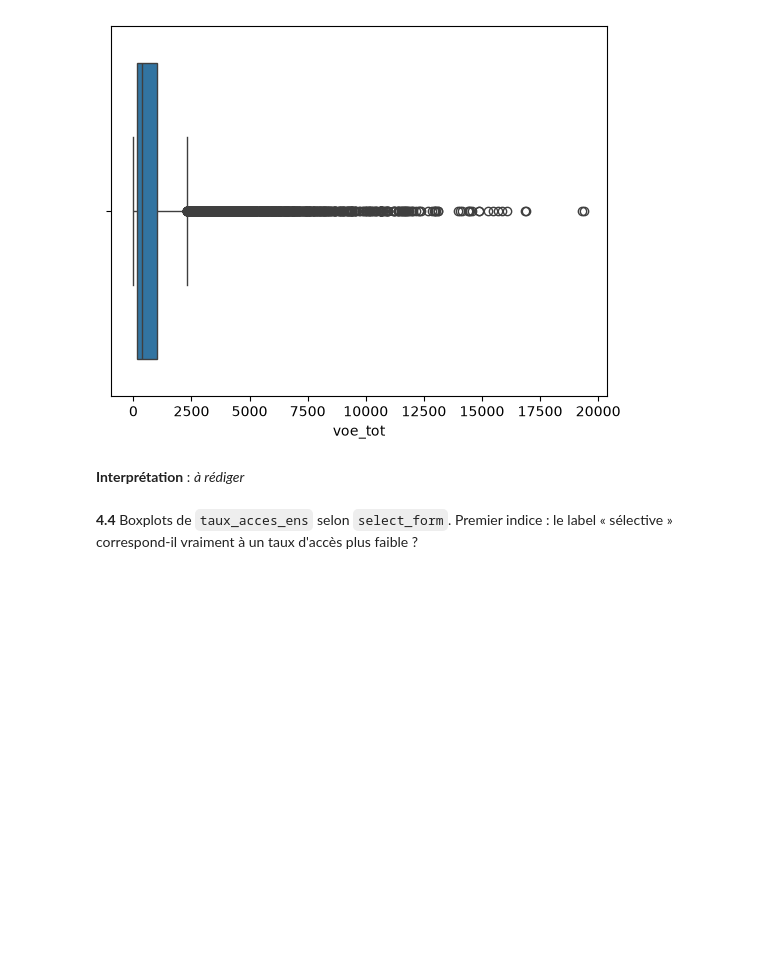
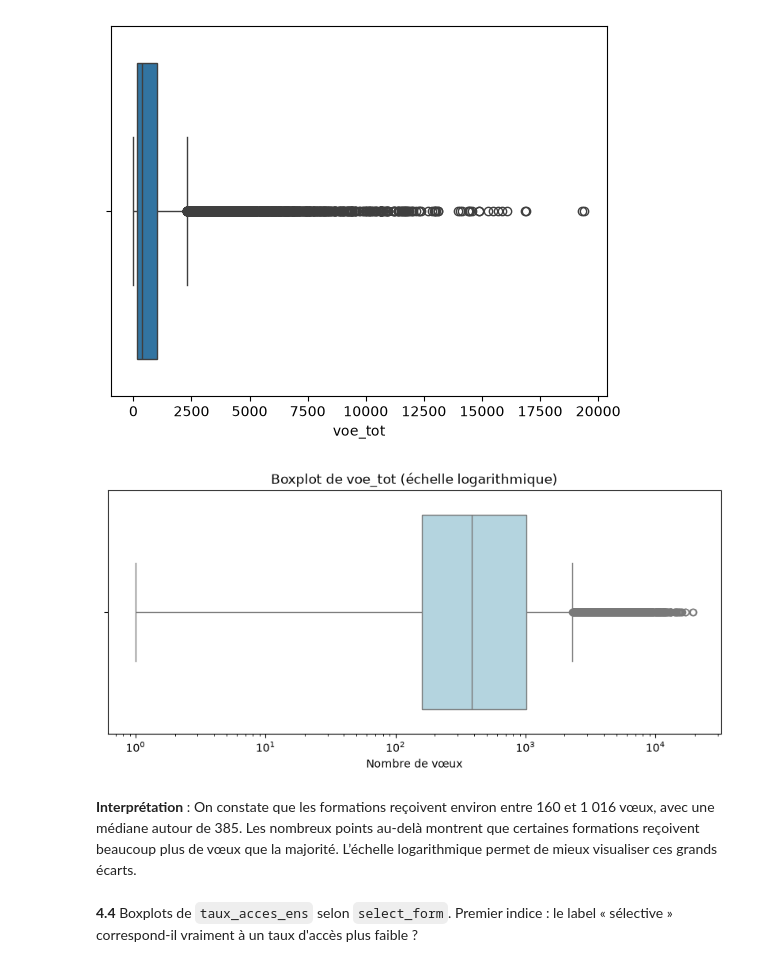
Before and after one commit to Mickael-C21/Analyse_univariee_bivariee, a Jupyter notebook: TP_Parcoursup.ipynb, the cells around one changed output. Drawn from its saved outputs; the diff is of its cells as text; code cells hidden in the pictures; blank space fills up the shorter version.

```diff
--- a/TP_Parcoursup.ipynb
+++ b/TP_Parcoursup.ipynb
@@ -324,7 +341,17 @@ sns.boxplot(x='voe_tot', data=df)
 # %% [output]
 <Axes: xlabel='voe_tot'>
 [figure]
+# %%
+df_voe = df[df["voe_tot"] > 0]
+plt.figure(figsize=(10, 4))
+sns.boxplot(x="voe_tot", data=df_voe, color='lightblue')
+plt.xscale("log")
+plt.title("Boxplot de voe_tot (échelle logarithmique)")
+plt.xlabel("Nombre de vœux")
+plt.show()
+# %% [output]
+[figure, added]
 # %% [markdown]
-**Interprétation** : _à rédiger_
+**Interprétation** : On constate que les formations reçoivent environ entre 160 et 1 016 vœux, avec une médiane autour de 385. Les nombreux points au-delà montrent que certaines formations reçoivent beaucoup plus de vœux que la majorité. L’échelle logarithmique permet de mieux visualiser ces grands écarts.
 # %% [markdown]
 **4.4** Boxplots de `taux_acces_ens` selon `select_form`. Premier indice : le label « sélective » correspond-il vraiment à un taux d'accès plus faible ?
```
Also changed, not shown: parts of 7 cells of this notebook.
